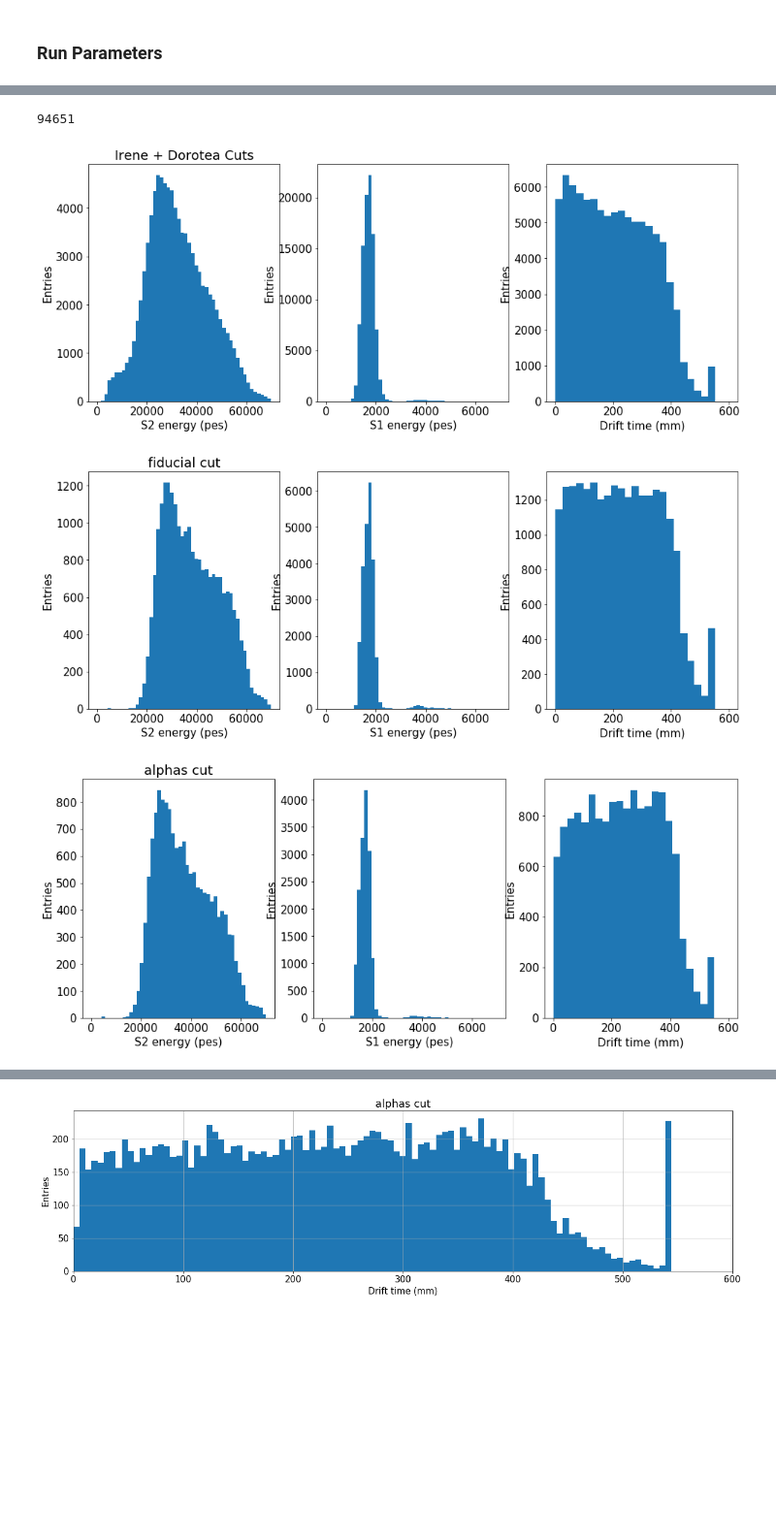
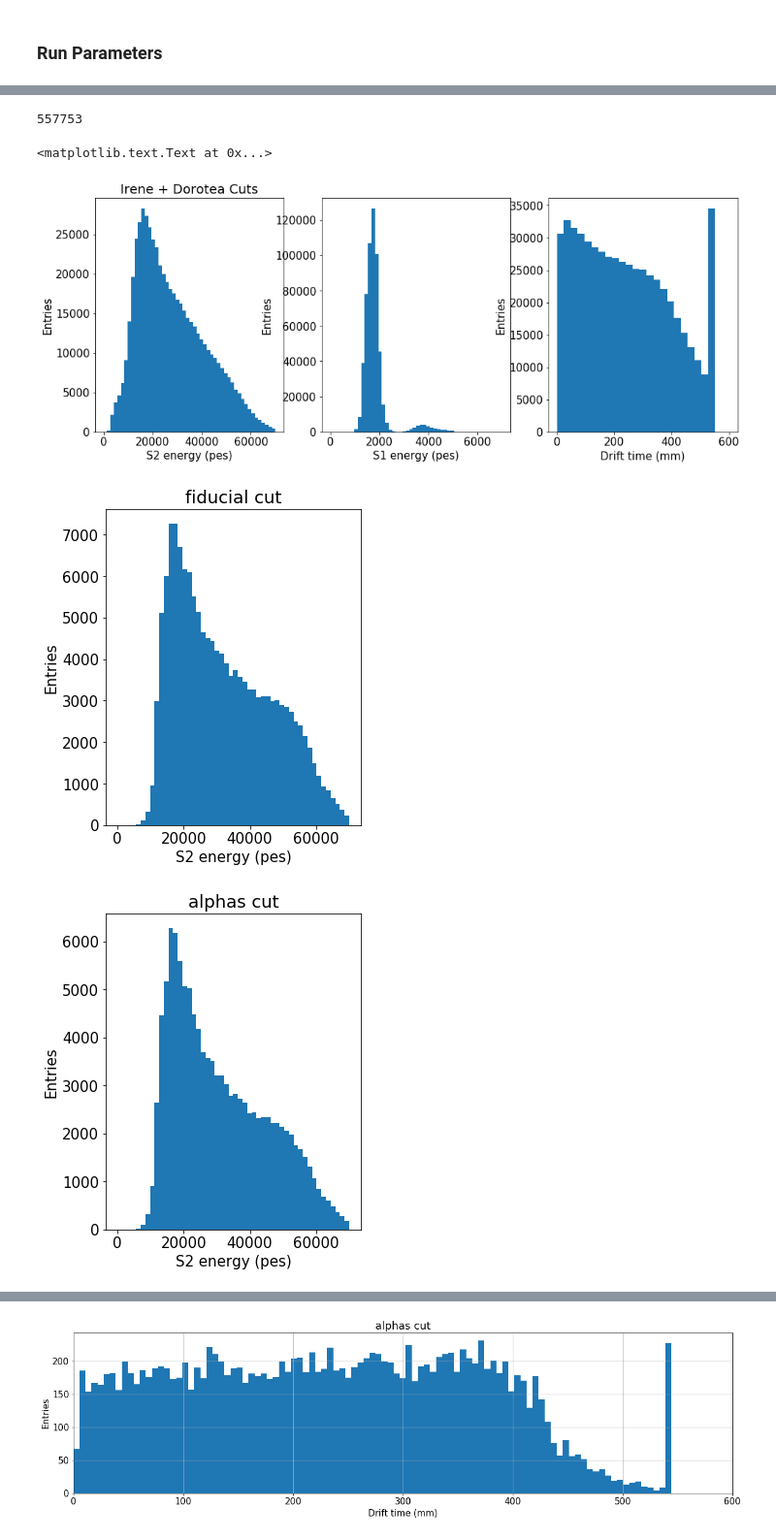
Before and after one commit to bpalmeiro/ICARO, a Jupyter notebook: icaro/Kryptonite/alphas-lifetime.ipynb, the cells around one changed output, grey strips where cells are left out. Shown at 97% size. Cells and saved outputs as stored; diff of their text form; code cells hidden in the pictures; blank space fills up the shorter version.

```diff
--- a/icaro/Kryptonite/alphas-lifetime.ipynb
+++ b/icaro/Kryptonite/alphas-lifetime.ipynb
@@ -78,8 +78,8 @@ fitOpt  = "r"
 # %% [markdown]
 ### Run Parameters
 # %%
-#run_number = 3628
-run_number = 3645
+run_number = 3628
+#run_number = 3645
 #run_number = 3715
 #run_number = 3724
 #run_number = 3733
@@ -202,7 +202,7 @@ print(st)
 # %%
 print(full.time.index[-1])
 # %% [output]
-94651
+557753
 # %%
 fidc = full[full.R < 100]
 
@@ -222,43 +222,56 @@ labels("S1 energy (pes)", "Entries")
 ax = plt.subplot(1, 3, 3)
 plt.hist(full.Z, 25, (0,600))
 labels("Drift time (mm)", "Entries")
 
 ########
 
 figsize=(16,6)
 
 plt.figure(figsize=figsize)
 ax = plt.subplot(1, 3, 1)
 plt.hist(fidc.S2e, 50, (0e3,7e4))
 labels("S2 energy (pes)", "Entries")
 plt.title('fiducial cut')
 
-ax = plt.subplot(1, 3, 2)
-plt.hist(fidc.S1e, 50, (0e3,7e3))
-labels("S1 energy (pes)", "Entries")
+#ax = plt.subplot(1, 3, 2)
+#plt.hist(fidc.S1e, 50, (0e3,7e3))
+#labels("S1 energy (pes)", "Entries")
 
-ax = plt.subplot(1, 3, 3)
-plt.hist(fidc.Z, 25, (0,600))
-labels("Drift time (mm)", "Entries")
+#ax = plt.subplot(1, 3, 3)
+#plt.hist(fidc.Z, 25, (0,600))
+#labels("Drift time (mm)", "Entries")
 
 ########
 
 figsize=(16,6)
 
 plt.figure(figsize=figsize)
 ax = plt.subplot(1, 3, 1)
 plt.hist(msc.S2e, 50, (0e3,7e4))
 labels("S2 energy (pes)", "Entries")
 plt.title('alphas cut')
 
+plt.figure(figsize=figsize)
 ax = plt.subplot(1, 3, 2)
-plt.hist(msc.S1e, 50, (0e3,7e3))
-labels("S1 energy (pes)", "Entries")
+plt.hist(msc[in_range(msc.Z, 500, 600)].S2e, 50, (0e3,7e4))
+labels("S2 energy (pes)", "Entries")
+plt.title('cathode')
 
+plt.figure(figsize=figsize)
 ax = plt.subplot(1, 3, 3)
-plt.hist(msc.Z, 25, (0,600))
-labels("Drift time (mm)", "Entries")
+plt.hist(msc[in_range(msc.Z, 0, 500)].S2e, 50, (0e3,7e4))
+labels("S2 energy (pes)", "Entries")
+plt.title('not cathode')
+
+#ax = plt.subplot(1, 3, 2)
+#plt.hist(msc.S1e, 50, (0e3,7e3))
+#labels("S1 energy (pes)", "Entries")
+
+#ax = plt.subplot(1, 3, 3)
+#plt.hist(msc.Z, 25, (0,600))
+#labels("Drift time (mm)", "Entries")
 # %% [output]
+<matplotlib.text.Text at 0x...>
-[figure, old version]
+[figure, new version]
-[figure, old version]
+[figure, new version]
-[figure, old version]
+[figure, new version]
```
Also changed, not shown: parts of 12 cells of this notebook.
